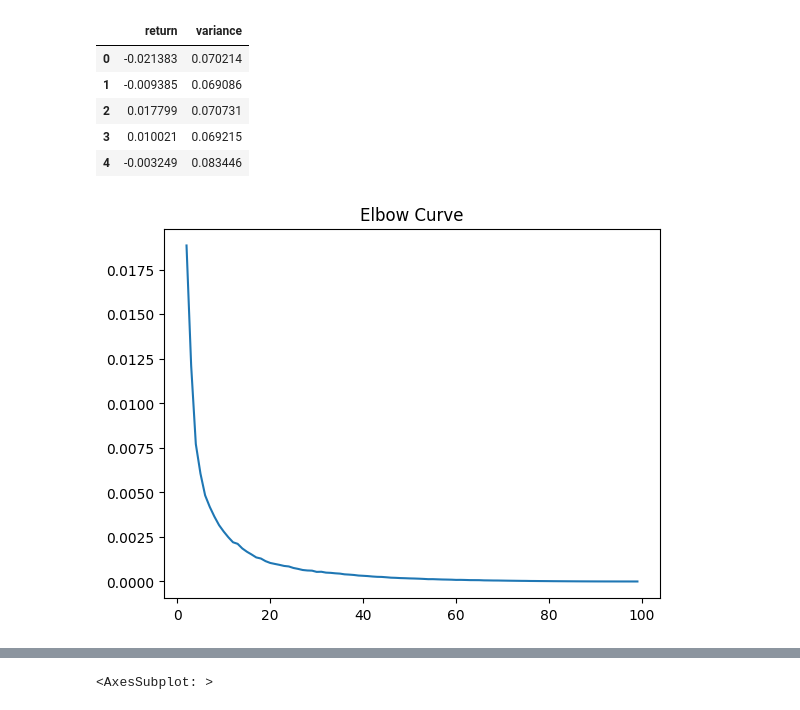
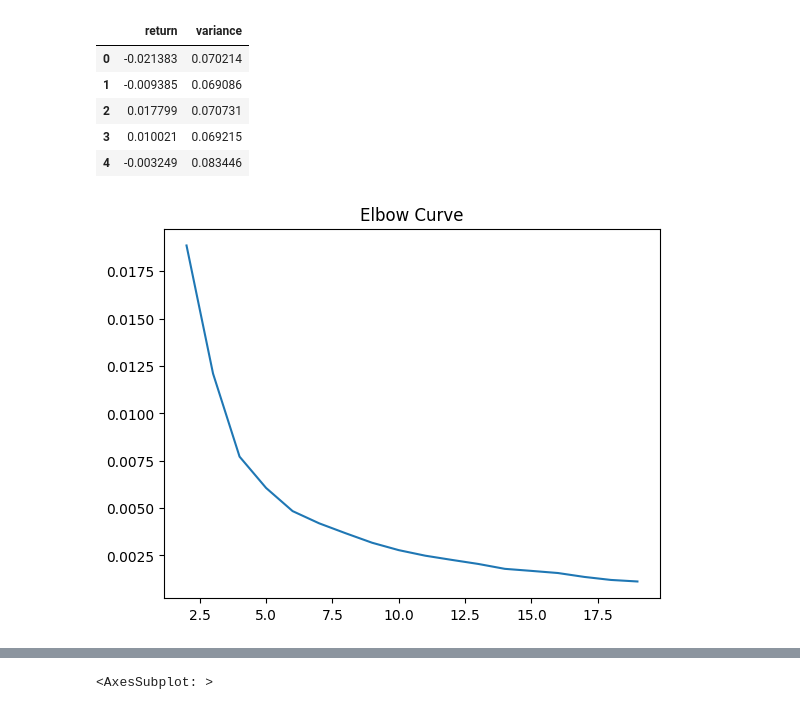
Before and after one commit to navyanshmahla/Funny-Indices-TRC, a Jupyter notebook: navyansh-limestone.ipynb, the cells around one changed output, grey strips where cells are left out. Cells and saved outputs as stored; diff of their text form; code cells hidden in the pictures.

```diff
--- a/navyansh-limestone.ipynb
+++ b/navyansh-limestone.ipynb
@@ -97,17 +109,19 @@ stocks.head()
 | 4 | -0.003249 | 0.083446 |
 # %%
 from sklearn.cluster import KMeans
+import warnings
+warnings.filterwarnings("ignore")
 
 X =  stocks.values #Converting ret_var into nummpy array
 sse = []
-for k in range(2,100):
+for k in range(2,20):
 
     kmeans = KMeans(n_clusters = k)
     kmeans.fit(X)
 
     sse.append(kmeans.inertia_) #SSE for each n_clusters
-plt.plot(range(2,100), sse)
+plt.plot(range(2,20), sse)
 plt.title("Elbow Curve")
 plt.show()
 # %% [output]
-[figure, old version]
+[figure, new version]
```
Also changed, not shown: parts of 29 cells of this notebook.
